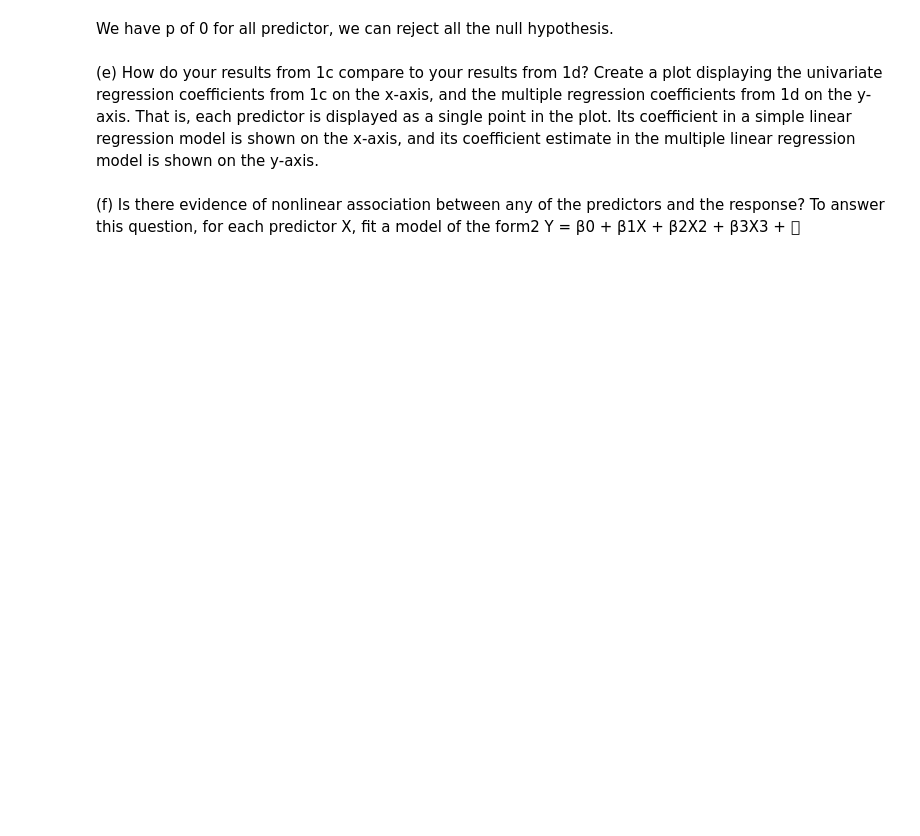
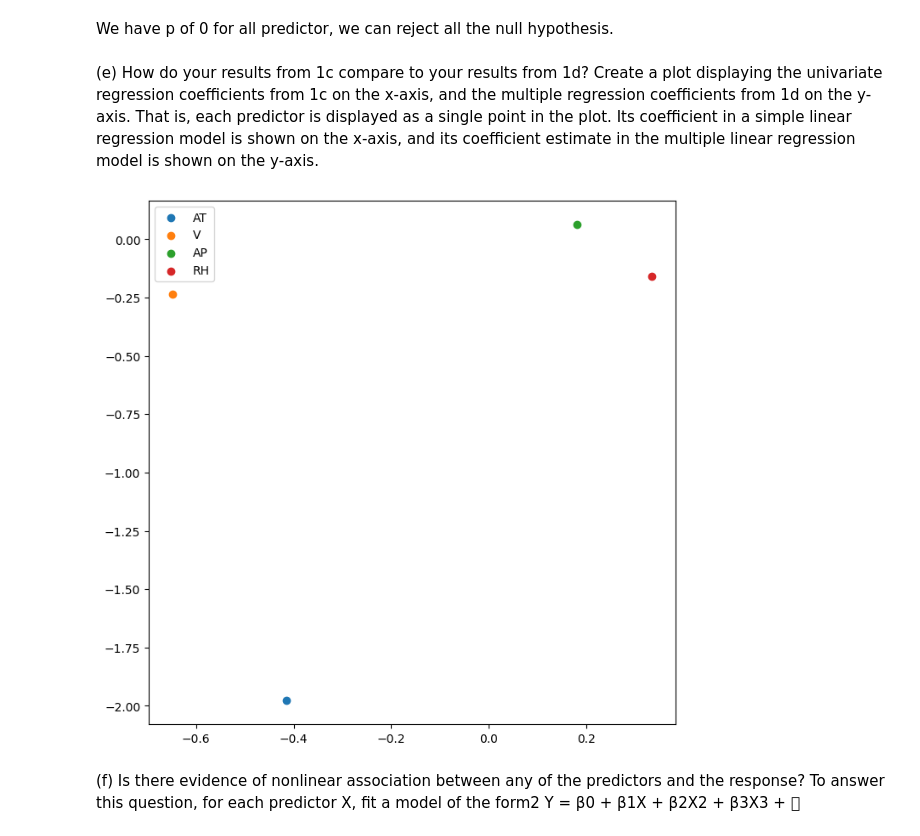
Before and after one commit to dvzhang/DSCI-552, a Jupyter notebook: HW2/notebook/DSCI552_HW2_Tianzuo_Zhang.ipynb, the cells around one changed output. Drawn from its saved outputs; the diff is of its cells as text; code cells hidden in the pictures; blank space fills up the shorter version.

```diff
--- a/HW2/notebook/DSCI552_HW2_Tianzuo_Zhang.ipynb
+++ b/HW2/notebook/DSCI552_HW2_Tianzuo_Zhang.ipynb
@@ -121,7 +130,7 @@ train_RH = data["RH"].to_numpy()
 train_PE = data["PE"].to_numpy()
 # %%
 Threshold = 0.1
-
+coEf_res = {}
 def LRM(X, Y, feature):
     trainX = sm.add_constant(X, prepend=False)
     lrm = sm.OLS(Y, trainX)
@@ -141,6 +150,7 @@ def LRM(X, Y, feature):
     axes.legend()
     plt.show()
 
+    coEf_res[feature] = lrmR.params
     outLiers_res = np.vstack((X[outLiers_idx], Y[outLiers_idx]))
     return pd.DataFrame(outLiers_res.T, columns=["PE", feature])
 # %%
@@ -285,4 +300,12 @@ strong multicollinearity or other numerical problems.
 We have p of 0 for all predictor, we can reject all the null hypothesis.
 # %% [markdown]
 (e) How do your results from 1c compare to your results from 1d? Create a plot displaying the univariate regression coefficients from 1c on the x-axis, and the multiple regression coefficients from 1d on the y-axis. That is, each predictor is displayed as a single point in the plot. Its coefficient in a simple linear regression model is shown on the x-axis, and its coefficient estimate in the multiple linear regression model is shown on the y-axis.
+# %%
+fig, axes = plt.subplots(figsize = (8, 8))
+for i, feature in enumerate(["AT", "V", "AP", "RH"]):
+    axes.scatter(coEf_res[feature][0], coEf_res["multi"][i], label=feature)
+axes.legend()
+plt.show()
+# %% [output]
+[figure, added]
 # %% [markdown]
```
Also changed, not shown: parts of 30 cells of this notebook, 12 other files.
